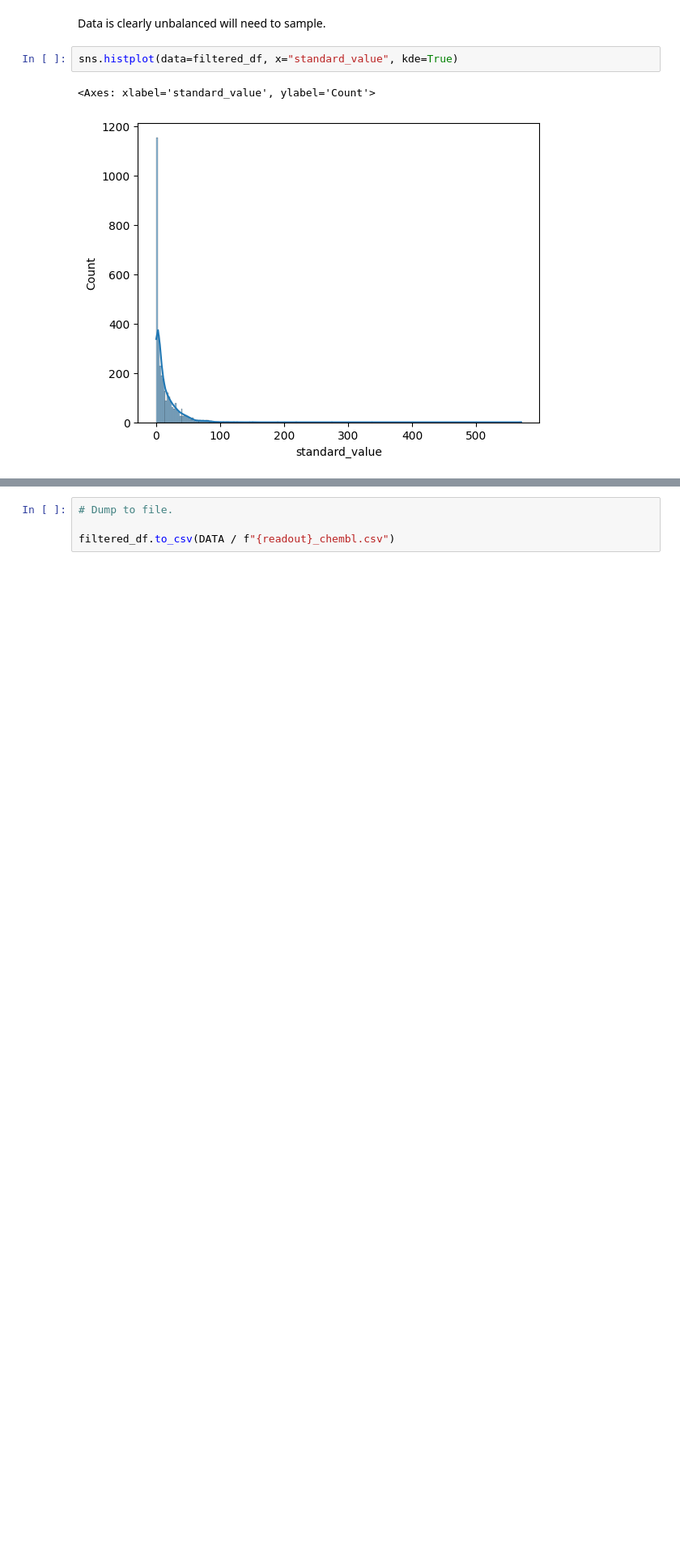
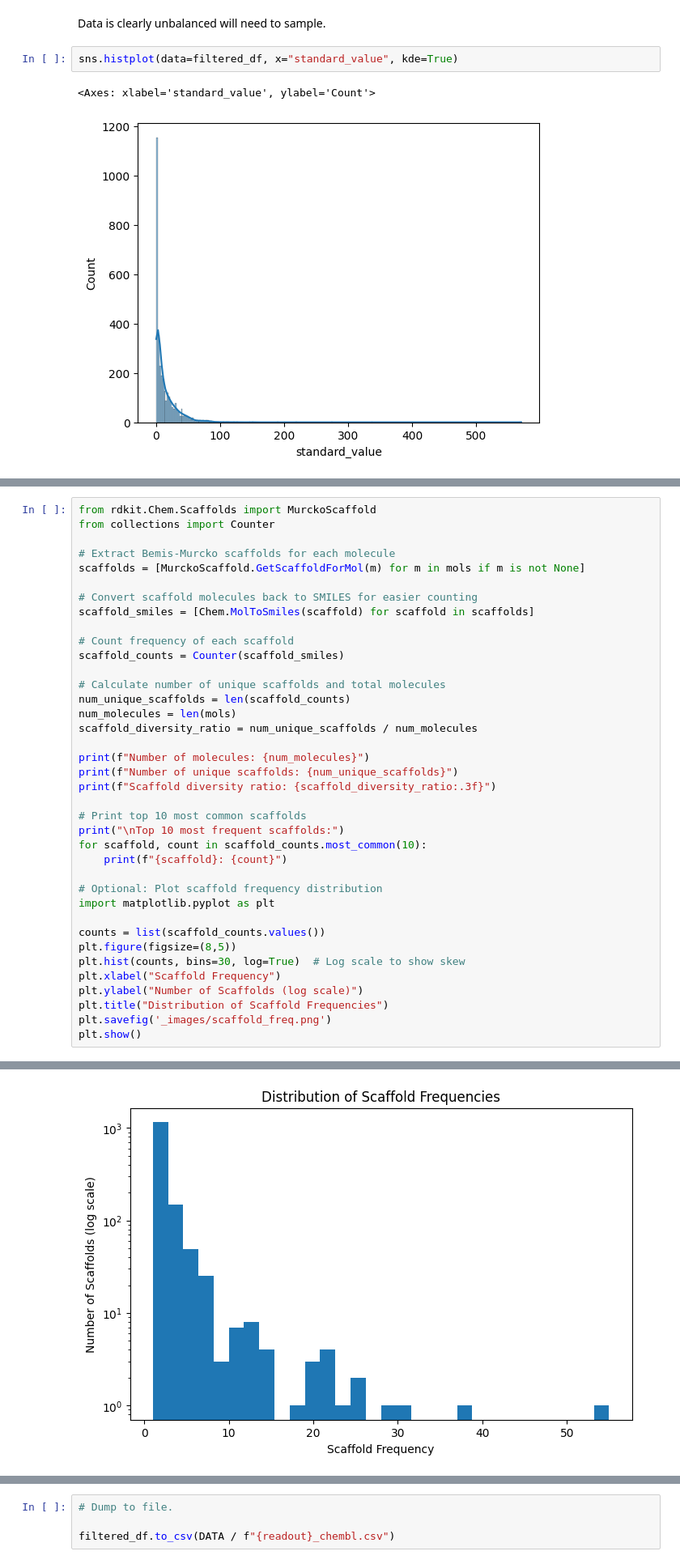
Before and after one commit to coreytaylorcompchem/comp_chem, a Jupyter notebook: ml/adme_models/caco2/2025-09-21_retrieve_chembl_caco2.ipynb, the cells around one changed output, grey strips where cells are left out. Shown at 81% size. Saved outputs shown, nothing was run; the diff lists cells and outputs as text; blank space fills up the shorter version.

```diff
--- a/ml/adme_models/caco2/2025-09-21_retrieve_chembl_caco2.ipynb
+++ b/ml/adme_models/caco2/2025-09-21_retrieve_chembl_caco2.ipynb
@@ -317,0 +410,39 @@ sns.histplot(data=filtered_df, x="standard_value", kde=True)
+# %%
+from rdkit.Chem.Scaffolds import MurckoScaffold
+from collections import Counter
+
+# Extract Bemis-Murcko scaffolds for each molecule
+scaffolds = [MurckoScaffold.GetScaffoldForMol(m) for m in mols if m is not None]
+
+# Convert scaffold molecules back to SMILES for easier counting
+scaffold_smiles = [Chem.MolToSmiles(scaffold) for scaffold in scaffolds]
+
+# Count frequency of each scaffold
+scaffold_counts = Counter(scaffold_smiles)
+
+# Calculate number of unique scaffolds and total molecules
+num_unique_scaffolds = len(scaffold_counts)
+num_molecules = len(mols)
+scaffold_diversity_ratio = num_unique_scaffolds / num_molecules
+
+print(f"Number of molecules: {num_molecules}")
+print(f"Number of unique scaffolds: {num_unique_scaffolds}")
+print(f"Scaffold diversity ratio: {scaffold_diversity_ratio:.3f}")
+
+# Print top 10 most common scaffolds
+print("\nTop 10 most frequent scaffolds:")
+for scaffold, count in scaffold_counts.most_common(10):
+    print(f"{scaffold}: {count}")
+
+# Optional: Plot scaffold frequency distribution
+import matplotlib.pyplot as plt
+
+counts = list(scaffold_counts.values())
+plt.figure(figsize=(8,5))
+plt.hist(counts, bins=30, log=True)  # Log scale to show skew
+plt.xlabel("Scaffold Frequency")
+plt.ylabel("Number of Scaffolds (log scale)")
+plt.title("Distribution of Scaffold Frequencies")
+plt.savefig('_images/scaffold_freq.png')
+plt.show()
+# %% [output]
@@ -317,0 +464 @@ sns.histplot(data=filtered_df, x="standard_value", kde=True)
+[figure, added]
```
Also changed, not shown: parts of 12 cells of this notebook, 20 other files.
